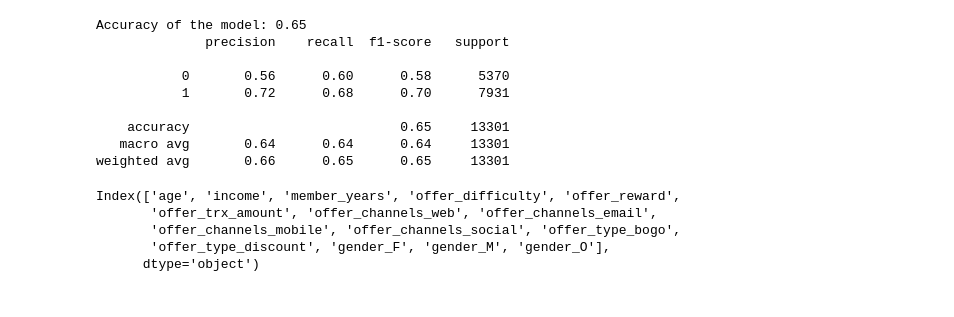
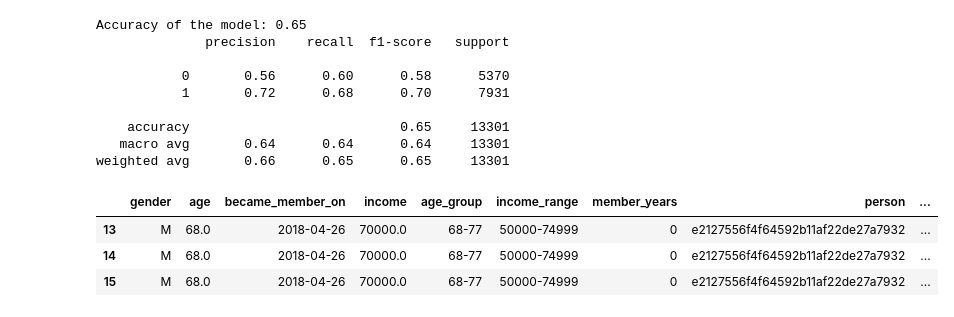
Before and after one commit to Oliver-Balb/Starbucks, a Jupyter notebook: Starbuck_Capstone_notebook-Analysis.ipynb, the cells around one changed output. Cells and saved outputs as stored; diff of their text form; code cells hidden in the pictures.

Commit message:
Readme.md continued; successful entire run after reward -> difficulty change

```diff
--- a/Starbuck_Capstone_notebook-Analysis.ipynb
+++ b/Starbuck_Capstone_notebook-Analysis.ipynb
@@ -858,11 +858,10 @@ Accuracy of the model: 0.65
     accuracy                           0.65     13301
    macro avg       0.64      0.64      0.64     13301
 weighted avg       0.66      0.65      0.65     13301
-# %%
-offer_agg_cleaned.columns
-# %% [output]
-Index(['age', 'income', 'member_years', 'offer_difficulty', 'offer_reward',
-       'offer_trx_amount', 'offer_channels_web', 'offer_channels_email',
-       'offer_channels_mobile', 'offer_channels_social', 'offer_type_bogo',
-       'offer_type_discount', 'gender_F', 'gender_M', 'gender_O'],
-      dtype='object')
+# %%
+offer_agg[offer_agg['person'] == 'e2127556f4f64592b11af22de27a7932']
+# %% [output]
+|  | gender | age | became_member_on | income | age_group | income_range | member_years | person | ... |
+| 13 | M | 68.0 | 2018-04-26 | 70000.0 | 68-77 | 50000-74999 | 0 | e2127556f4f64592b11af22de27a7932 | ... |
+| 14 | M | 68.0 | 2018-04-26 | 70000.0 | 68-77 | 50000-74999 | 0 | e2127556f4f64592b11af22de27a7932 | ... |
+| 15 | M | 68.0 | 2018-04-26 | 70000.0 | 68-77 | 50000-74999 | 0 | e2127556f4f64592b11af22de27a7932 | ... |
```
Also changed, not shown: parts of 18 cells of this notebook, 4 other files.
